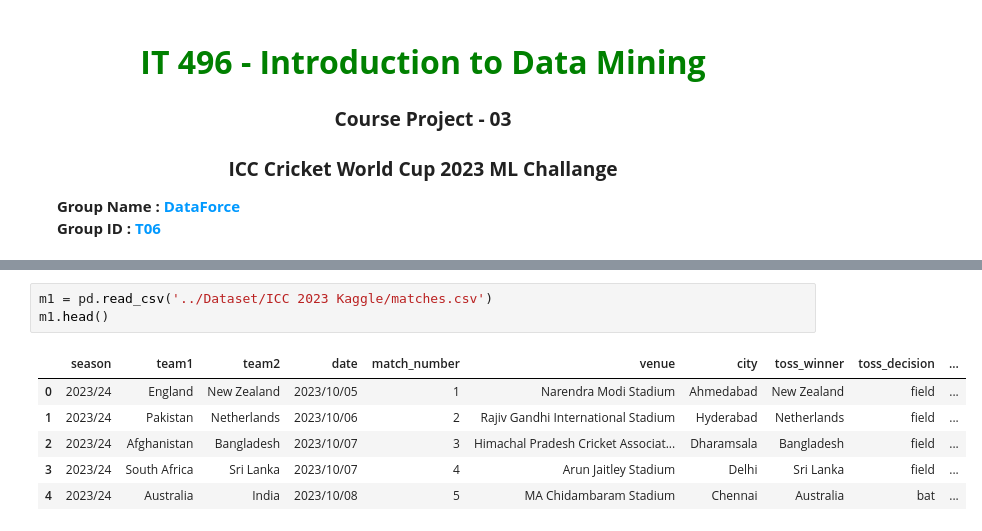
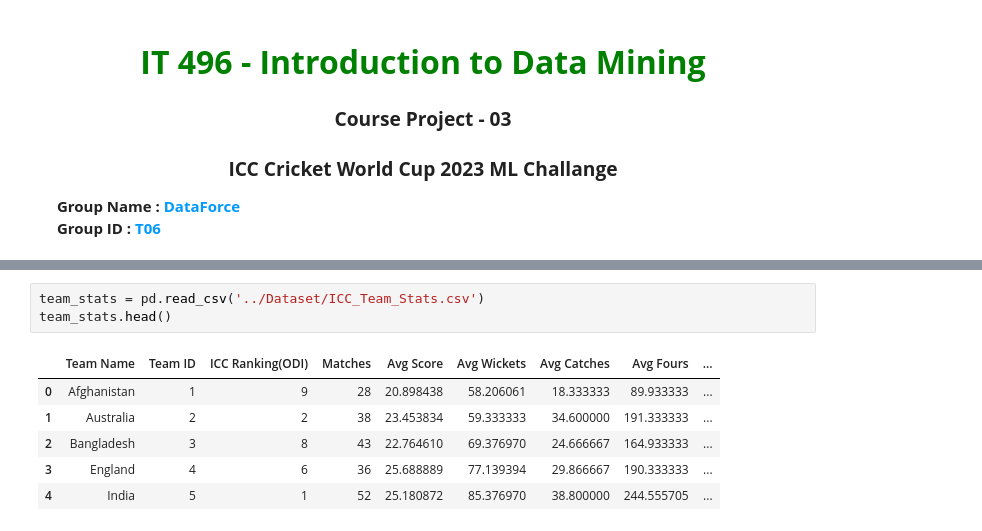
Before and after one commit to Rishit-shah2002/IT496_CP3_T06, a Jupyter notebook: Models/MatchWinnerPredictorModel.ipynb, the cells around one changed output, grey strips where cells are left out. Cells and saved outputs as stored; diff of their text form.

```diff
--- a/Models/MatchWinnerPredictorModel.ipynb
+++ b/Models/MatchWinnerPredictorModel.ipynb
@@ -42,10 +26,10 @@ dtype: int64
 # %%
-m1 = pd.read_csv('../Dataset/ICC 2023 Kaggle/matches.csv')
-m1.head()
+team_stats = pd.read_csv('../Dataset/ICC_Team_Stats.csv')
+team_stats.head()
 # %% [output]
-|  | season | team1 | team2 | date | match_number | venue | city | toss_winner | toss_decision | ... |
-| 0 | 2023/24 | England | New Zealand | 2023/10/05 | 1 | Narendra Modi Stadium | Ahmedabad | New Zealand | field | ... |
-| 1 | 2023/24 | Pakistan | Netherlands | 2023/10/06 | 2 | Rajiv Gandhi International Stadium | Hyderabad | Netherlands | field | ... |
-| 2 | 2023/24 | Afghanistan | Bangladesh | 2023/10/07 | 3 | Himachal Pradesh Cricket Associat... | Dharamsala | Bangladesh | field | ... |
-| 3 | 2023/24 | South Africa | Sri Lanka | 2023/10/07 | 4 | Arun Jaitley Stadium | Delhi | Sri Lanka | field | ... |
-| 4 | 2023/24 | Australia | India | 2023/10/08 | 5 | MA Chidambaram Stadium | Chennai | Australia | bat | ... |
+|  | Team Name | Team ID | ICC Ranking(ODI) | Matches | Avg Score | Avg Wickets | Avg Catches | Avg Fours | ... |
+| 0 | Afghanistan | 1 | 9 | 28 | 20.898438 | 58.206061 | 18.333333 | 89.933333 | ... |
+| 1 | Australia | 2 | 2 | 38 | 23.453834 | 59.333333 | 34.600000 | 191.333333 | ... |
+| 2 | Bangladesh | 3 | 8 | 43 | 22.764610 | 69.376970 | 24.666667 | 164.933333 | ... |
+| 3 | England | 4 | 6 | 36 | 25.688889 | 77.139394 | 29.866667 | 190.333333 | ... |
+| 4 | India | 5 | 1 | 52 | 25.180872 | 85.376970 | 38.800000 | 244.555705 | ... |
```
Also changed, not shown: parts of 36 cells of this notebook, 3 other files.
